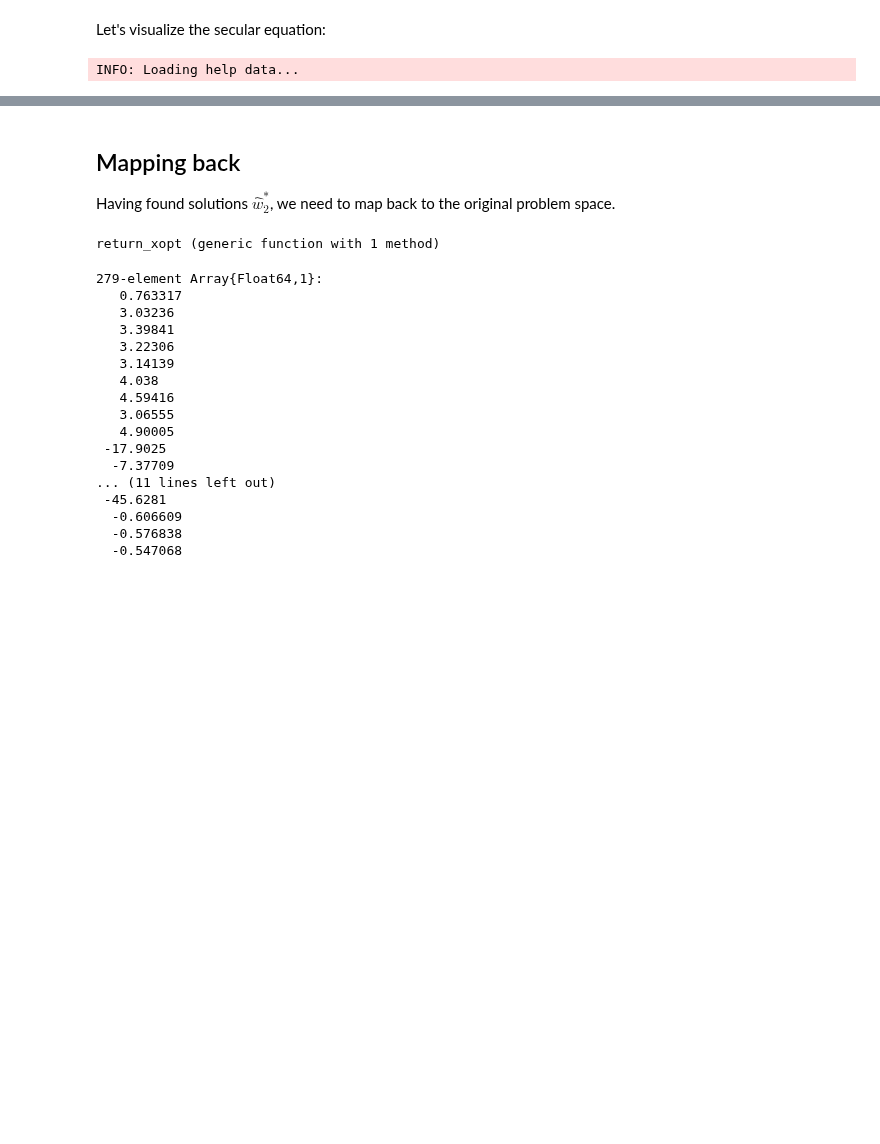
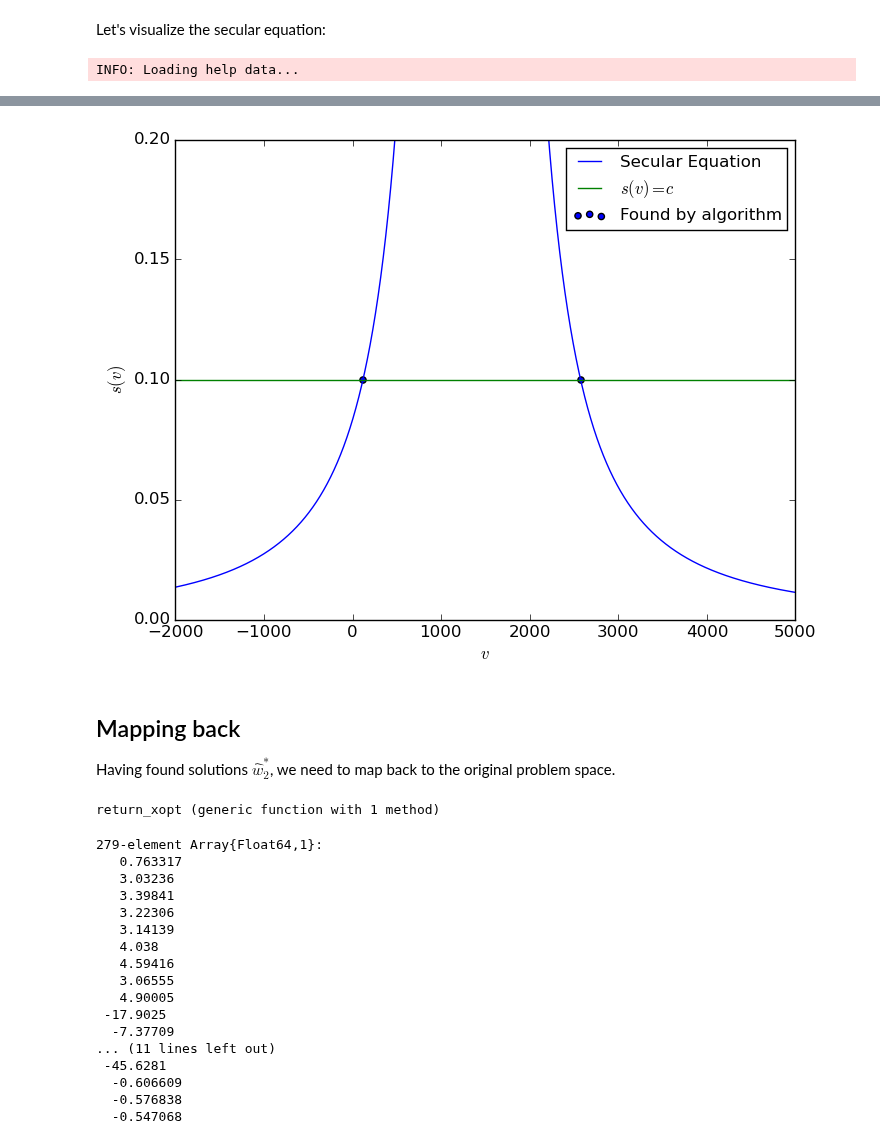
Before and after one commit to kersulis/TemporalInstanton.jl, a Jupyter notebook: nbs/2015-03-26 Scripting the new translation and rotation.ipynb, the cells around one changed output, grey strips where cells are left out. Cells and saved outputs as stored; diff of their text form; code cells hidden in the pictures; blank space fills up the shorter version.

```diff
--- a/nbs/2015-03-26 Scripting the new translation and rotation.ipynb
+++ b/nbs/2015-03-26 Scripting the new translation and rotation.ipynb
@@ -510,3 +514,25 @@ Slider{Float64}([Input{Float64}] 1.25,"c",1.25,0.5:0.05:2.0)
+# %%
+f = figure()
+c = 0.1
+poles = sort(unique(round(diag(Bhat),10)))
+
+        solutions,vectors = solve_secular(Bhat,bhat/2,c)
+
+        v_vals = linspace(minimum(poles)-4*minimum(poles),maximum(poles) + 4*maximum(poles),10000)
+        s_vals = [(find_w(i,Bhat,bhat/2)'*find_w(i,Bhat,bhat/2))[1] for i in v_vals]
+        plot(v_vals,s_vals)
+        hold = true
+        plot([v_vals[1],v_vals[end]],[c,c])
+        ylim([0,0.2])
+        scatter(solutions,c*ones(length(solutions)))
+        legend(["Secular Equation",L"s(v) = c","Found by algorithm"],fontsize=12)
+        xlabel(L"v")
+        ylabel(L"s(v)")
+        axis([-2000,5000,0,0.2])
+
+savefig("../images/secular2.pdf")
+# %% [output]
+[figure, added]
 # %% [markdown]
 ## Mapping back
 
```
Also changed, not shown: parts of 8 cells of this notebook, 6 other files.
